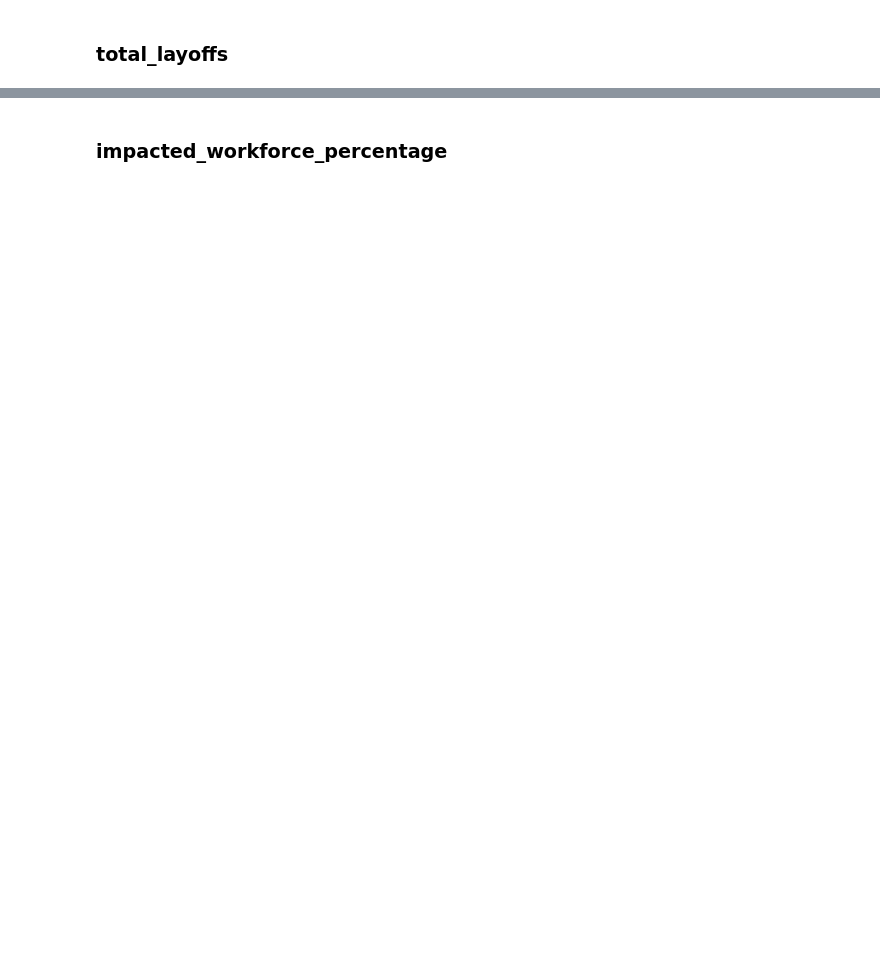
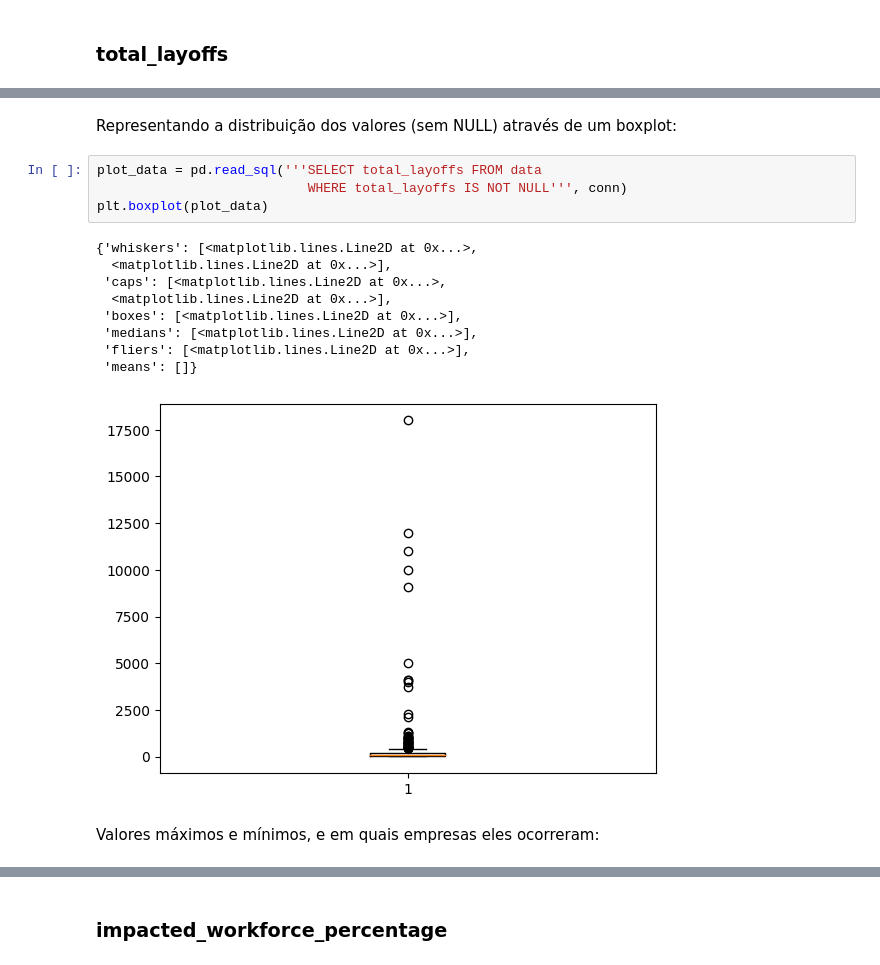
Before and after one commit to Samirnunes/eda_sql_univariate_tech_layoffs, a Jupyter notebook: eda_tech_layoffs.ipynb, the cells around one changed output, grey strips where cells are left out. Saved outputs shown, nothing was run; the diff lists cells and outputs as text; blank space fills up the shorter version.

```diff
--- a/eda_tech_layoffs.ipynb
+++ b/eda_tech_layoffs.ipynb
@@ -117,0 +137,18 @@ pd.read_sql('''SELECT * FROM data
+# %% [markdown]
+Representando a distribuição dos valores (sem NULL) através de um boxplot:
+# %%
+plot_data = pd.read_sql('''SELECT total_layoffs FROM data
+                           WHERE total_layoffs IS NOT NULL''', conn)
+plt.boxplot(plot_data)
+# %% [output]
+{'whiskers': [<matplotlib.lines.Line2D at 0x...>,
+  <matplotlib.lines.Line2D at 0x...>],
+ 'caps': [<matplotlib.lines.Line2D at 0x...>,
+  <matplotlib.lines.Line2D at 0x...>],
+ 'boxes': [<matplotlib.lines.Line2D at 0x...>],
+ 'medians': [<matplotlib.lines.Line2D at 0x...>],
+ 'fliers': [<matplotlib.lines.Line2D at 0x...>],
+ 'means': []}
+[figure, added]
+# %% [markdown]
+Valores máximos e mínimos, e em quais empresas eles ocorreram:
```
Also changed, not shown: parts of 21 cells of this notebook, 4 other files.
